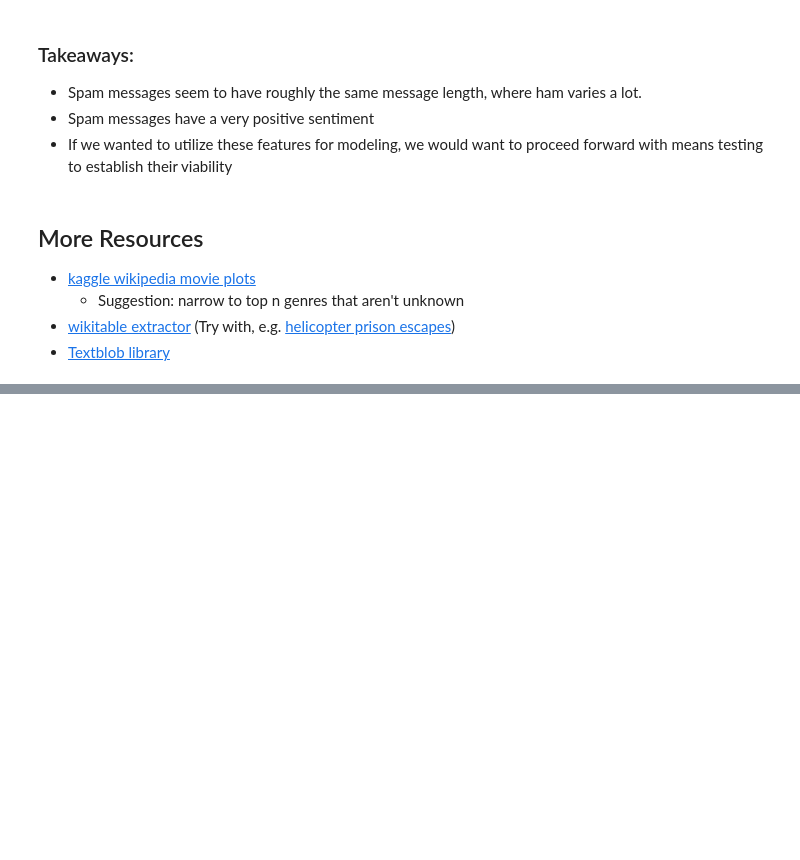
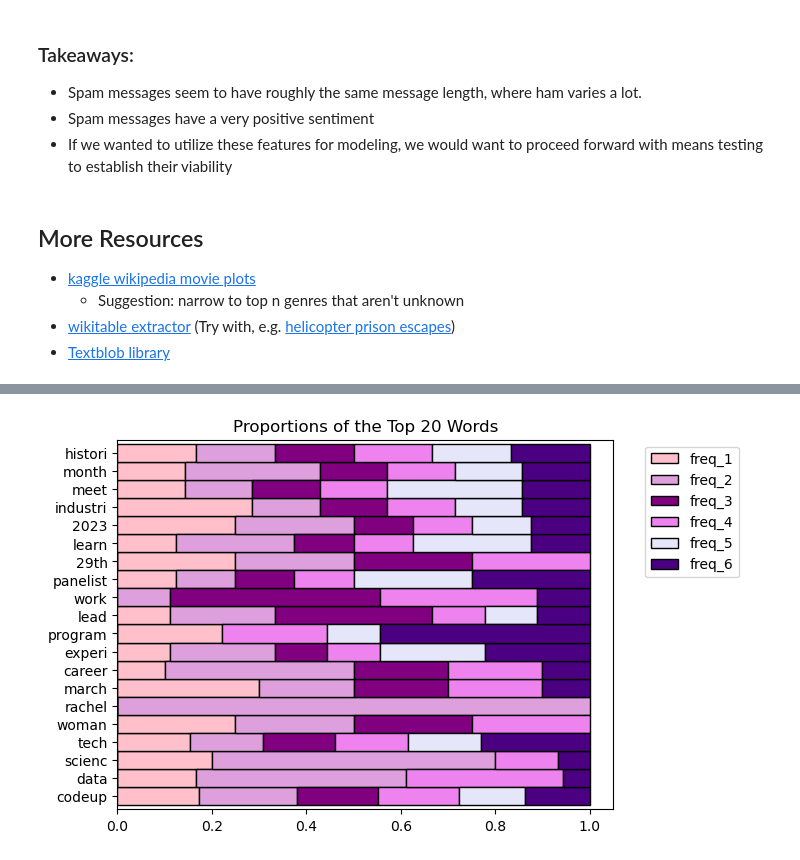
Before and after one commit to caroline-miller0921/natural-language-processing-exercises, a Jupyter notebook: explore.ipynb, the cells around one changed output, grey strips where cells are left out. Drawn from its saved outputs; the diff is of its cells as text; code cells hidden in the pictures; blank space fills up the shorter version.

```diff
--- a/explore.ipynb
+++ b/explore.ipynb
@@ -422,0 +526,12 @@ Name: compound_sentiment, dtype: float64
+# %%
+colors = ['pink', 'plum', 'purple', 'violet', 'lavender', 'indigo']
+word_counts.sort_values('all_freq', ascending=False
+                       ).head(20).apply(
+    lambda row: row/row['all_freq'], axis=1
+)[['freq_1', 'freq_2', 'freq_3', 'freq_4', 'freq_5', 'freq_6']].plot.barh(
+    stacked=True, legend=False, ec='black',
+    width=1, color=colors).set(title='Proportions of the Top 20 Words')
+plt.legend(bbox_to_anchor=(1.05, 1.0), loc='upper left')
+plt.show()
+# %% [output]
+[figure, added]
```
Also changed, not shown: parts of 44 cells of this notebook, 2 other files.
